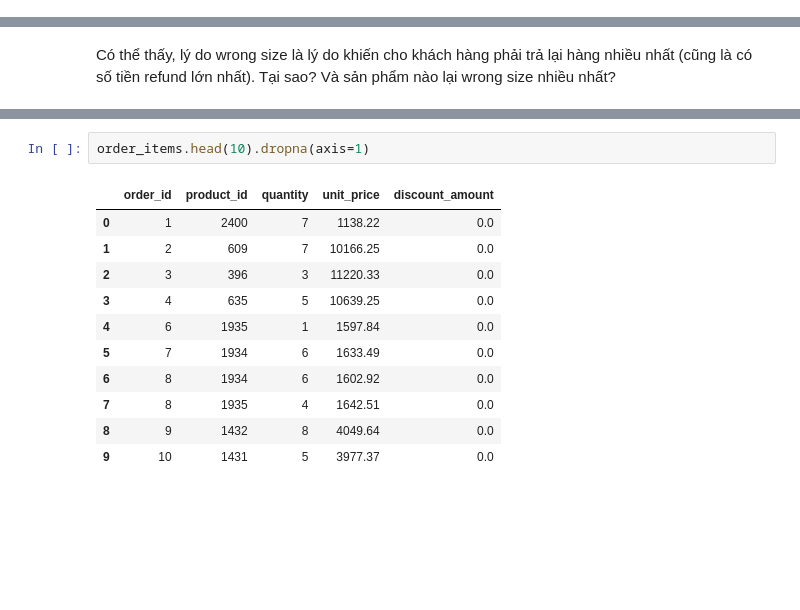
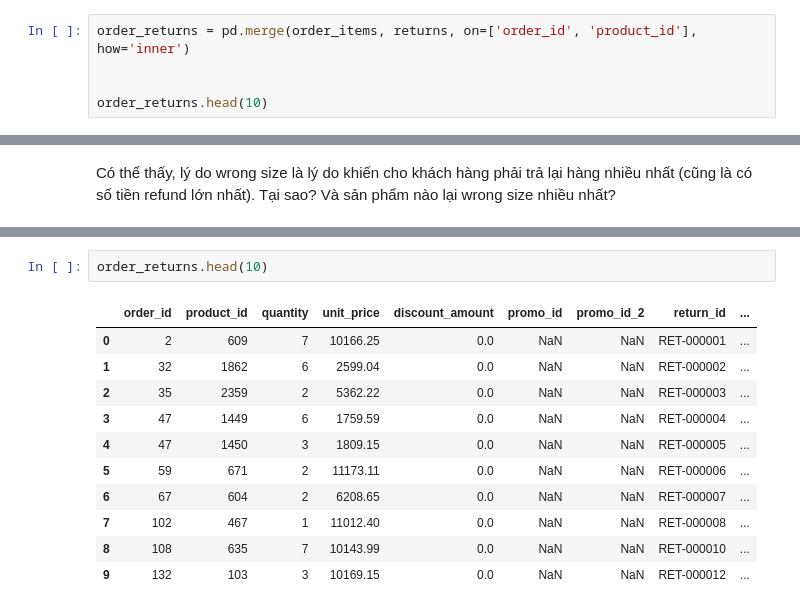
Before and after one commit to nqt-2/Datathon_Vin, a Jupyter notebook: notebook/Thai_EDA.ipynb, the cells around one changed output, grey strips where cells are left out. Saved outputs shown, nothing was run; the diff lists cells and outputs as text; blank space fills up the shorter version.

```diff
--- a/notebook/Thai_EDA.ipynb
+++ b/notebook/Thai_EDA.ipynb
@@ -45,0 +70,5 @@ returns.sort_values(by='product_id')
+# %%
+order_returns = pd.merge(order_items, returns, on=['order_id', 'product_id'], how='inner')
+
+
+order_returns.head(10)
@@ -87,14 +127,14 @@ plt.show()
 # %%
-order_items.head(10).dropna(axis=1)
+order_returns.head(10)
 # %% [output]
-|  | order_id | product_id | quantity | unit_price | discount_amount |
-| 0 | 1 | 2400 | 7 | 1138.22 | 0.0 |
-| 1 | 2 | 609 | 7 | 10166.25 | 0.0 |
-| 2 | 3 | 396 | 3 | 11220.33 | 0.0 |
-| 3 | 4 | 635 | 5 | 10639.25 | 0.0 |
-| 4 | 6 | 1935 | 1 | 1597.84 | 0.0 |
-| 5 | 7 | 1934 | 6 | 1633.49 | 0.0 |
-| 6 | 8 | 1934 | 6 | 1602.92 | 0.0 |
-| 7 | 8 | 1935 | 4 | 1642.51 | 0.0 |
-| 8 | 9 | 1432 | 8 | 4049.64 | 0.0 |
-| 9 | 10 | 1431 | 5 | 3977.37 | 0.0 |
+|  | order_id | product_id | quantity | unit_price | discount_amount | promo_id | promo_id_2 | return_id | ... |
+| 0 | 2 | 609 | 7 | 10166.25 | 0.0 | NaN | NaN | RET-000001 | ... |
+| 1 | 32 | 1862 | 6 | 2599.04 | 0.0 | NaN | NaN | RET-000002 | ... |
+| 2 | 35 | 2359 | 2 | 5362.22 | 0.0 | NaN | NaN | RET-000003 | ... |
+| 3 | 47 | 1449 | 6 | 1759.59 | 0.0 | NaN | NaN | RET-000004 | ... |
+| 4 | 47 | 1450 | 3 | 1809.15 | 0.0 | NaN | NaN | RET-000005 | ... |
+| 5 | 59 | 671 | 2 | 11173.11 | 0.0 | NaN | NaN | RET-000006 | ... |
+| 6 | 67 | 604 | 2 | 6208.65 | 0.0 | NaN | NaN | RET-000007 | ... |
+| 7 | 102 | 467 | 1 | 11012.40 | 0.0 | NaN | NaN | RET-000008 | ... |
+| 8 | 108 | 635 | 7 | 10143.99 | 0.0 | NaN | NaN | RET-000010 | ... |
+| 9 | 132 | 103 | 3 | 10169.15 | 0.0 | NaN | NaN | RET-000012 | ... |
```
Also changed, not shown: parts of 7 cells of this notebook, 2 other files.
